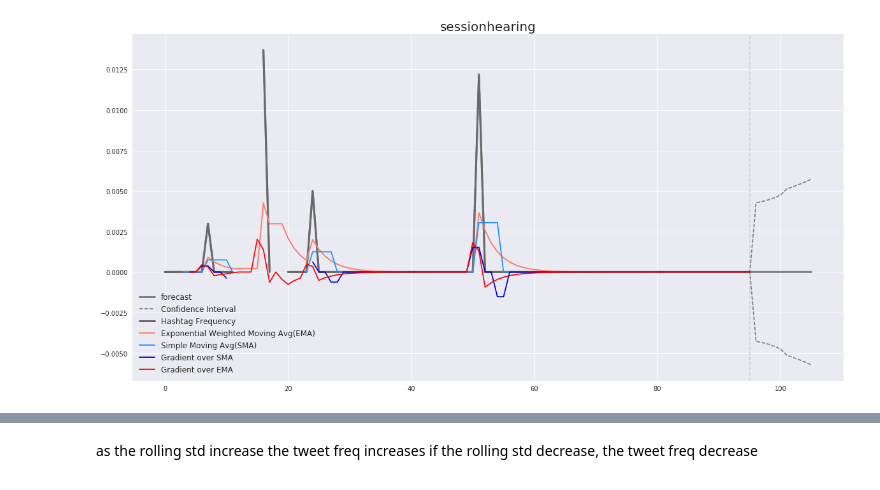
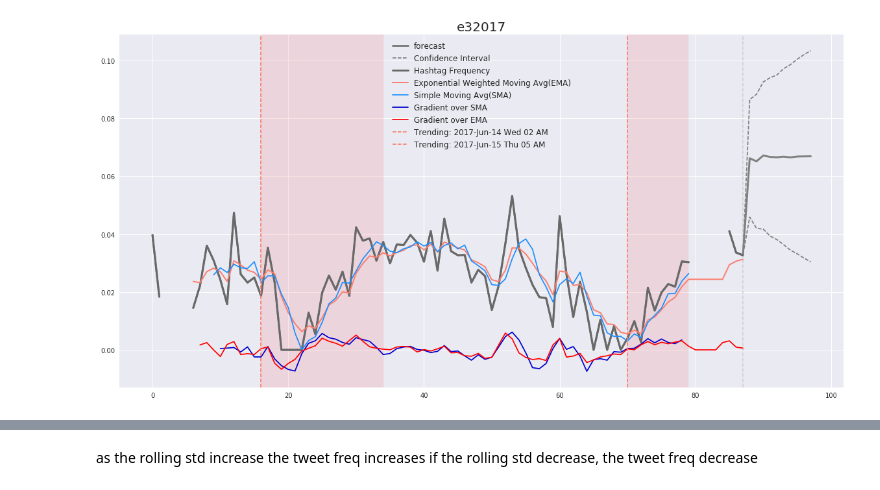
Before and after one commit to joyce-lin/Project_Twitter_NLP, a Jupyter notebook: ipynb/05_Hashtags_Modeling_WhatsTrending.ipynb, the cells around one changed output, grey strips where cells are left out. Drawn from its saved outputs; the diff is of its cells as text; code cells hidden in the pictures.

```diff
--- a/ipynb/05_Hashtags_Modeling_WhatsTrending.ipynb
+++ b/ipynb/05_Hashtags_Modeling_WhatsTrending.ipynb
@@ -26,6 +42,6 @@ len(df)
 # %%
 df = df[~df['hashtags'].str.contains('amp')]
-df = df[~df['hashtags'].str.contains('job|hiring|sales|retail|clerical')]
+df = df[~df['hashtags'].str.contains('job|hiring|sales|retail|clerical|jobs|careerarc')]
 df = df[~df['hashtags'].str.contains('dallas|plano|irving|richardson|garland|allen|odessa|midland|sanfrancisco|losangeles|irvine|garland')]
 len(df)
 # %% [output]
@@ -273,5 +282,5 @@ hashtag_freq_df.head(10)
 # %%
-hashtag_trend('sessionhearing')
+hashtag_trend('e32017')
 # %% [output]
-[figure, old version]
+[figure, new version]
 # %%
```
Also changed, not shown: parts of 21 cells of this notebook, 3 other files.
